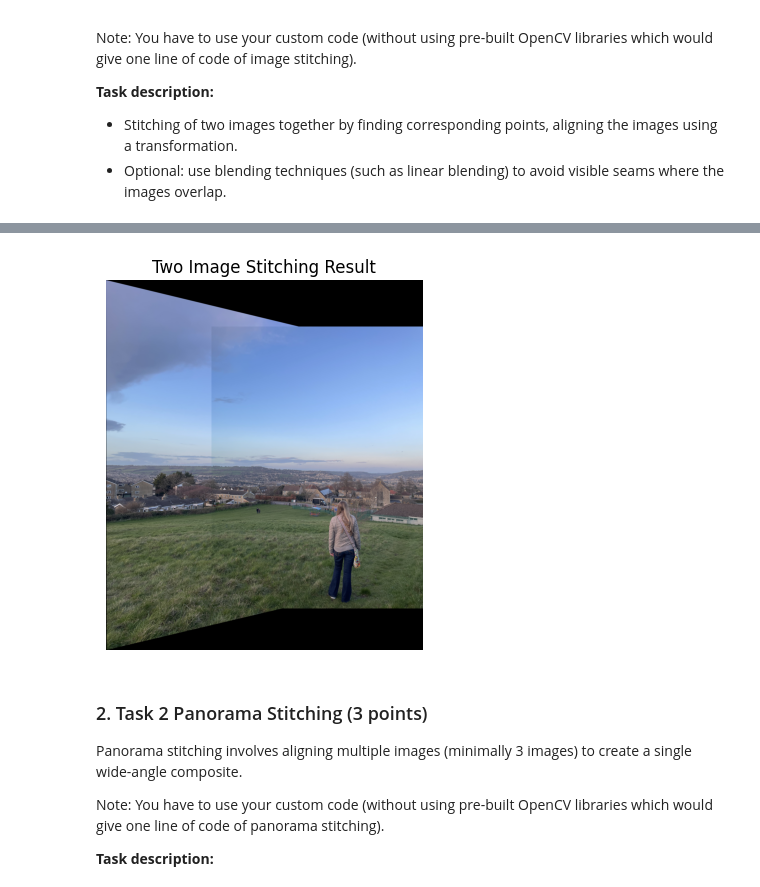
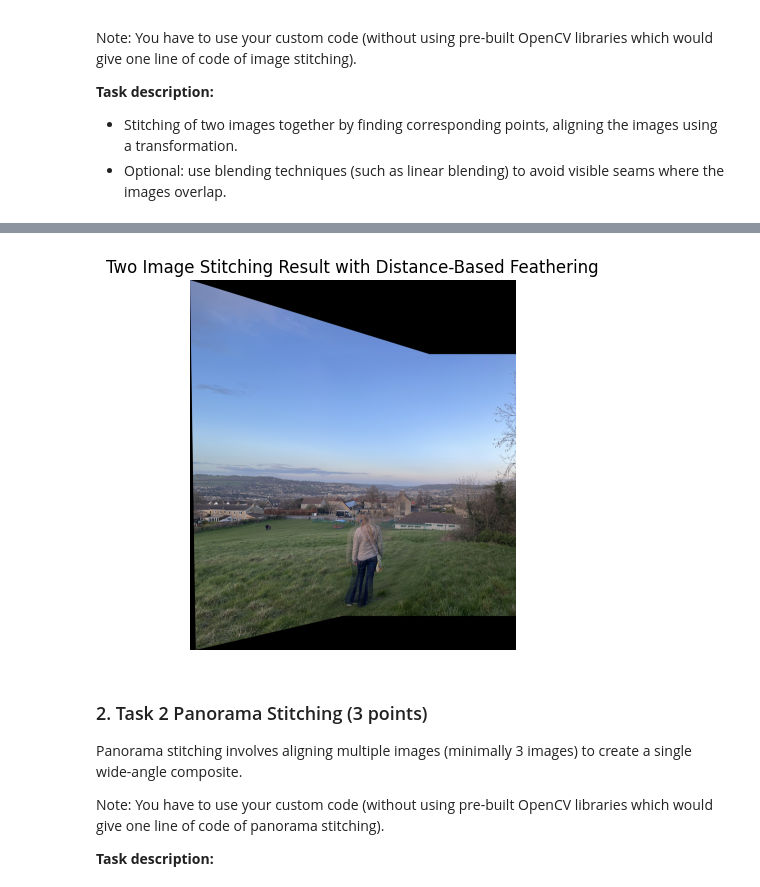
Before and after one commit to SPopham1/image-matching, a Jupyter notebook: Image_Matching_Coursework.ipynb, the cells around one changed output, grey strips where cells are left out. Cells and saved outputs as stored; diff of their text form; code cells hidden in the pictures.

Commit message:
Added blending to part 1+ updated matches plotting
RANSAC now returns inliers too, so had to fix all uses to handle it returning (best_H, best_inliers)

```diff
--- a/Image_Matching_Coursework.ipynb
+++ b/Image_Matching_Coursework.ipynb
@@ -213,7 +213,7 @@ def RANSAC(matches, threshold=2, iterations=1000):
         if np.linalg.matrix_rank(H) < 3:
             continue
 
-        inliers = []
+        current_inliers = []
 
         for (p1, p2) in matches:
             y1, x1 = p1
@@ -227,16 +227,16 @@ def RANSAC(matches, threshold=2, iterations=1000):
             error = np.linalg.norm(p2_proj[:2] - np.array([x2, y2]))
 
             if error < threshold:
-                inliers.append((p1, p2))
+                current_inliers.append((p1, p2))
 
-        if len(inliers) > len(best_inliers):
-            best_inliers = inliers
+        if len(current_inliers) > len(best_inliers):
+            best_inliers = current_inliers
             bestH = H
 
-    if best_inliers:
+    if len(best_inliers) > 4:
         bestH = computeHomography(best_inliers)
 
-    return bestH
+    return bestH, best_inliers
 # %% [markdown]
 ## Blending functions
 # %%
@@ -320,14 +263,14 @@ Note: You have to use your custom code (without using pre-built OpenCV libraries
 - Stitching of two images together by finding corresponding points, aligning the images using a transformation.
 - Optional: use blending techniques (such as linear blending) to avoid visible seams where the images overlap.
 # %%
-img1 = colour_imgs[0]
-img2 = colour_imgs[1]
+img1 = colour_imgs[1]
+img2 = colour_imgs[3]
 
-grey1 = grey_imgs[0]
-grey2 = grey_imgs[1]
+grey1 = grey_imgs[1]
+grey2 = grey_imgs[3]
 
-pts1 = points[0]
-pts2 = points[1]
+pts1 = points[1]
+pts2 = points[3]
 
 
 # --- Plotting 2 original images
@@ -355,7 +298,16 @@ if len(matches) < 4:
     raise ValueError("Not enough matches to compute homography")
 
 
-# --- Plot matches ---
+# --- Compute homography ---
+H, inlier_matches = RANSAC(matches, threshold=5, iterations=2000)
+
+if H is None:
+    raise ValueError("RANSAC failed")
+
+print("Homography computed")
+print(f"Inliers found: {len(inlier_matches)}/{len(matches)}")
+
+# --- Plot inlier matches after RANSAC ---
 
 h1, w1 = grey1.shape
 h2, w2 = grey2.shape
@@ -368,35 +320,21 @@ combined = np.zeros((height, width, 3), dtype=np.uint8)
 combined[:h1, :w1] = img1
 combined[:h2, w1:w1+w2] = img2
 
-plt.figure(figsize=(10, 5), dpi=100)
-plt.imshow(combined, cmap="grey")
-plt.title("Feature Matches")
-plt.axis("off")
+plt.figure(figsize=(15, 7), dpi=100)
+plt.imshow(combined)
+plt.title(f"RANSAC inliers ({len(inlier_matches)} matches)")
 
-# Draw lines between matched points
-for i, (p1, p2) in enumerate(matches):
-    line_colour = "green"
-    dot_colour = "red"
-
+for (p1, p2) in inlier_matches:
     y1, x1 = p1
     y2, x2 = p2
 
     x2_shifted = x2 + w1
 
-    plt.plot([x1, x2_shifted], [y1, y2], color=line_colour, linewidth=1, alpha=0.7)
-    plt.scatter(x1, y1, s=2, color=dot_colour)
-    plt.scatter(x2_shifted, y2, s=2, color=dot_colour)
+    plt.plot([x1, x2_shifted], [y1, y2], color="green", linewidth=0.8, alpha=0.8)
+    plt.scatter([x1, x2_shifted], [y1, y2], s=2, color="red")
 
+plt.axis("off")
 plt.show()
-
-
-# --- Compute homography ---
-H = RANSAC(matches, threshold=5, iterations=2000)
-
-if H is None:
-    raise ValueError("RANSAC failed")
-
-print("Homography computed")
 
 
 # --- Compute canvas ---
@@ -447,7 +385,7 @@ warp2 = cv2.warpPerspective(
     borderMode=cv2.BORDER_CONSTANT
 )
 
-blending = False
+blending = True
 print(f"Blending set to: {blending}")
 
 if not blending:
@@ -469,23 +407,22 @@ if not blending:
     plt.axis("off")
     plt.show()
 else:
-    # Create masks
-    mask1 = (warp1.sum(axis=2) > 0).astype(np.float32)
-    mask2 = (warp2.sum(axis=2) > 0).astype(np.float32)
+    # Create distance-based masks (1 = image, 0 = black)
+    m1_dist = getFeatheredMask(warp1)
+    m2_dist = getFeatheredMask(warp2)
 
-    # Expand masks to 3 channels
-    mask1 = np.repeat(mask1[:, :, np.newaxis], 3, axis=2)
-    mask2 = np.repeat(mask2[:, :, np.newaxis], 3, axis=2)
+    # Expand to 3 channels
+    m1 = np.stack([m1_dist]*3, axis=-1)
+    m2 = np.stack([m2_dist]*3, axis=-1)
 
-    # Feather blending (average in overlap)
-    combined = warp1 * mask1 + warp2 * mask2
-    weights = mask1 + mask2
+    # Blend using distance weights
+    denom = m1 + m2
+    panorama = np.divide((warp1 * m1) + (warp2 * m2), denom, out=np.zeros_like(warp1), where=denom > 1e-5)
 
-    panorama = combined / (weights + 1e-6)
     panorama = np.clip(panorama, 0, 255).astype(np.uint8)
 
     plt.imshow(panorama)
-    plt.title("Two Image Stitching Result with feather blending")
+    plt.title(f"Two Image Stitching Result with Distance-Based Feathering")
     plt.axis("off")
     plt.show()
 # %% [output]
@@ -499,4 +437,4 @@ Blending set to: False
-[figure, old version]
+[figure, new version]
 # %% [markdown]
 ### 2. Task 2 Panorama Stitching (3 points)
 Panorama stitching involves aligning multiple images (minimally 3 images) to create a single wide-angle composite.
```
Also changed, not shown: parts of 4 cells of this notebook.
